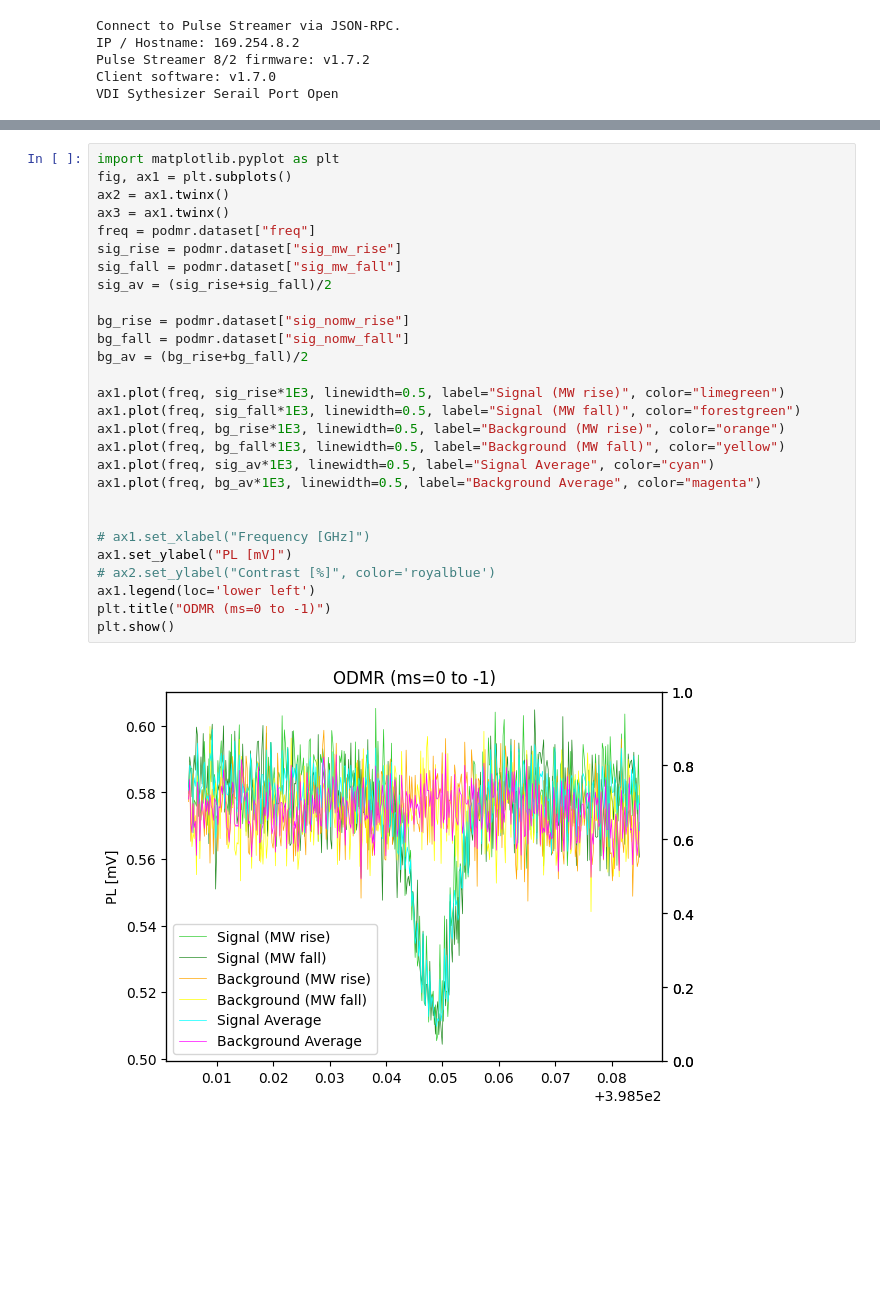
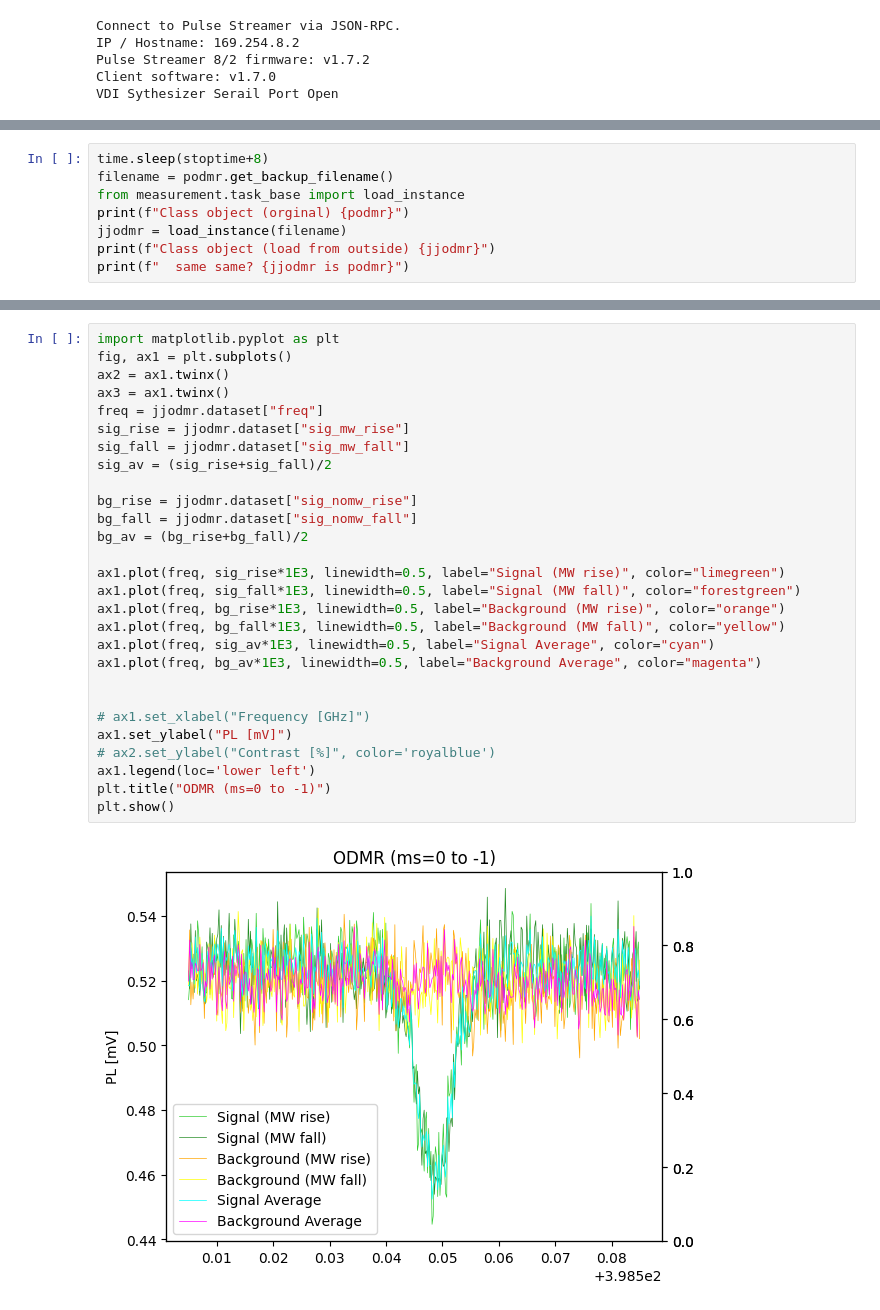
Before and after one commit to cct1123/diamondgui, a Jupyter notebook: measurement/test_magneticresonance.ipynb, the cells around one changed output, grey strips where cells are left out. Drawn from its saved outputs; the diff is of its cells as text; blank space fills up the shorter version.

```diff
--- a/measurement/test_magneticresonance.ipynb
+++ b/measurement/test_magneticresonance.ipynb
@@ -105,0 +101,8 @@ Response from Device :'CM=0.00'
+# %%
+time.sleep(stoptime+8)
+filename = podmr.get_backup_filename()
+from measurement.task_base import load_instance
+print(f"Class object (orginal) {podmr}")
+jjodmr = load_instance(filename)
+print(f"Class object (load from outside) {jjodmr}")
+print(f"  same same? {jjodmr is podmr}")
@@ -106,33 +141,33 @@ Response from Device :'CM=0.00'
 # %%
 import matplotlib.pyplot as plt
 fig, ax1 = plt.subplots()
 ax2 = ax1.twinx()
 ax3 = ax1.twinx()
-freq = podmr.dataset["freq"]
-sig_rise = podmr.dataset["sig_mw_rise"]
-sig_fall = podmr.dataset["sig_mw_fall"]
+freq = jjodmr.dataset["freq"]
+sig_rise = jjodmr.dataset["sig_mw_rise"]
+sig_fall = jjodmr.dataset["sig_mw_fall"]
 sig_av = (sig_rise+sig_fall)/2
 
-bg_rise = podmr.dataset["sig_nomw_rise"]
-bg_fall = podmr.dataset["sig_nomw_fall"]
+bg_rise = jjodmr.dataset["sig_nomw_rise"]
+bg_fall = jjodmr.dataset["sig_nomw_fall"]
 bg_av = (bg_rise+bg_fall)/2
 
 ax1.plot(freq, sig_rise*1E3, linewidth=0.5, label="Signal (MW rise)", color="limegreen")
 ax1.plot(freq, sig_fall*1E3, linewidth=0.5, label="Signal (MW fall)", color="forestgreen")
 ax1.plot(freq, bg_rise*1E3, linewidth=0.5, label="Background (MW rise)", color="orange")
 ax1.plot(freq, bg_fall*1E3, linewidth=0.5, label="Background (MW fall)", color="yellow")
 ax1.plot(freq, sig_av*1E3, linewidth=0.5, label="Signal Average", color="cyan")
 ax1.plot(freq, bg_av*1E3, linewidth=0.5, label="Background Average", color="magenta")
 
 
 # ax1.set_xlabel("Frequency [GHz]")
 ax1.set_ylabel("PL [mV]")
 # ax2.set_ylabel("Contrast [%]", color='royalblue')
 ax1.legend(loc='lower left')
 plt.title("ODMR (ms=0 to -1)")
 plt.show()
 # %% [output]
-[figure, old version]
+[figure, new version]
 # %%
 rabi = Rabi()
 stoptime = 5 # seconds
```
Also changed, not shown: parts of 7 cells of this notebook, 25 other files.
